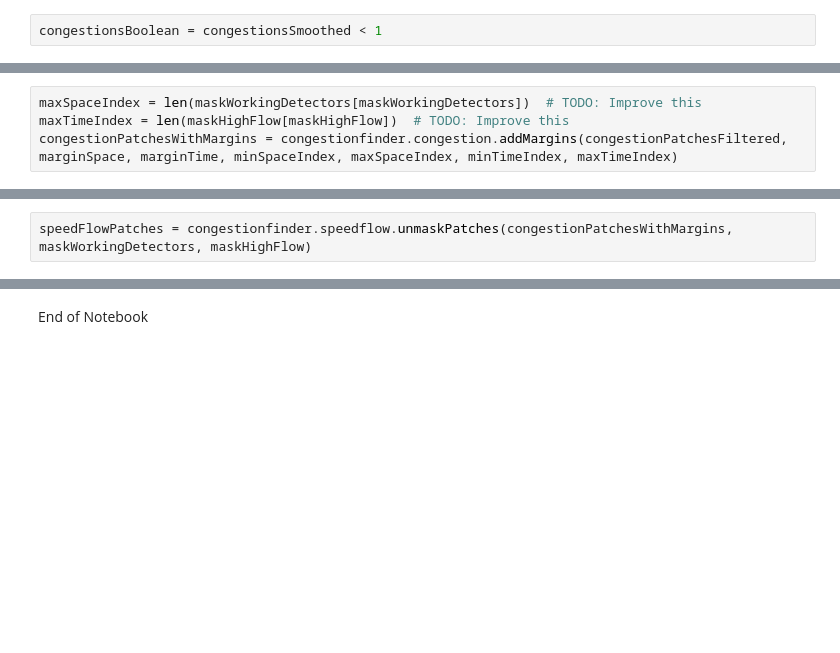
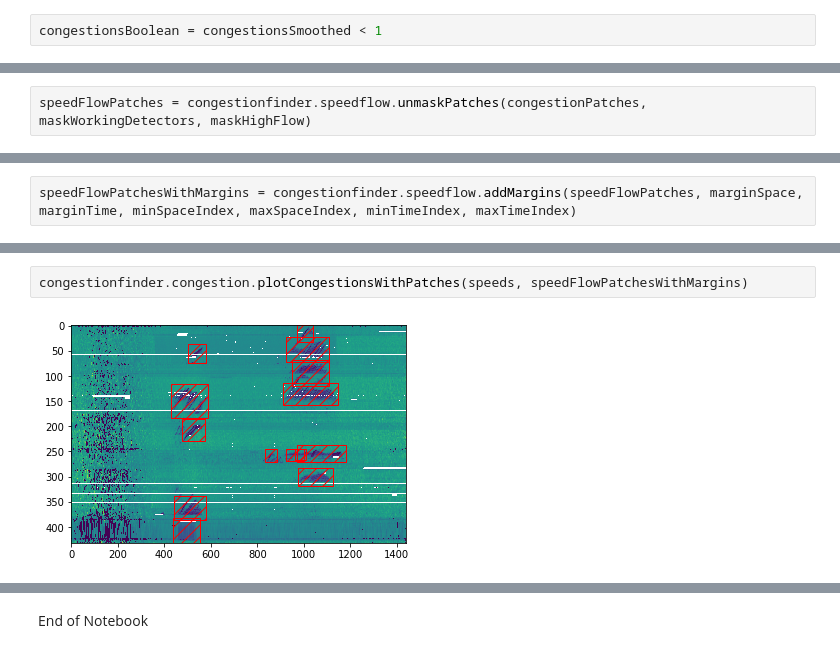
Before and after one commit to EYR-AutoGraph/Congestion-Finder, a Jupyter notebook: docs/full_example.ipynb, the cells around one changed output, grey strips where cells are left out. Drawn from its saved outputs; the diff is of its cells as text; blank space fills up the shorter version.

```diff
--- a/docs/full_example.ipynb
+++ b/docs/full_example.ipynb
@@ -150,4 +315,2 @@ congestionfinder.congestion.plotCongestionsWithPatches(congestionsBoolean, conge
-# %%
-maxSpaceIndex = len(maskWorkingDetectors[maskWorkingDetectors])  # TODO: Improve this
-maxTimeIndex = len(maskHighFlow[maskHighFlow])  # TODO: Improve this
-congestionPatchesWithMargins = congestionfinder.congestion.addMargins(congestionPatchesFiltered, marginSpace, marginTime, minSpaceIndex, maxSpaceIndex, minTimeIndex, maxTimeIndex)
+# %%
+speedFlowPatches = congestionfinder.speedflow.unmaskPatches(congestionPatches, maskWorkingDetectors, maskHighFlow)
@@ -160,4 +338,2 @@ congestionfinder.congestion.plotCongestionsWithPatches(congestionsBoolean, conge
-# %%
-speedFlowPatches = congestionfinder.speedflow.unmaskPatches(congestionPatchesWithMargins, maskWorkingDetectors, maskHighFlow)
 # %%
 congestionfinder.congestion.plotCongestionsWithPatches(speeds, speedFlowPatches)
@@ -163,0 +342,2 @@ congestionfinder.congestion.plotCongestionsWithPatches(speeds, speedFlowPatches)
+# %%
+speedFlowPatchesWithMargins = congestionfinder.speedflow.addMargins(speedFlowPatches, marginSpace, marginTime, minSpaceIndex, maxSpaceIndex, minTimeIndex, maxTimeIndex)
@@ -164 +365,5 @@ congestionfinder.congestion.plotCongestionsWithPatches(speeds, speedFlowPatches)
+# %%
+congestionfinder.congestion.plotCongestionsWithPatches(speeds, speedFlowPatchesWithMargins)
+# %% [output]
+[figure, added]
 # %%
```
Also changed, not shown: parts of 34 cells of this notebook.
